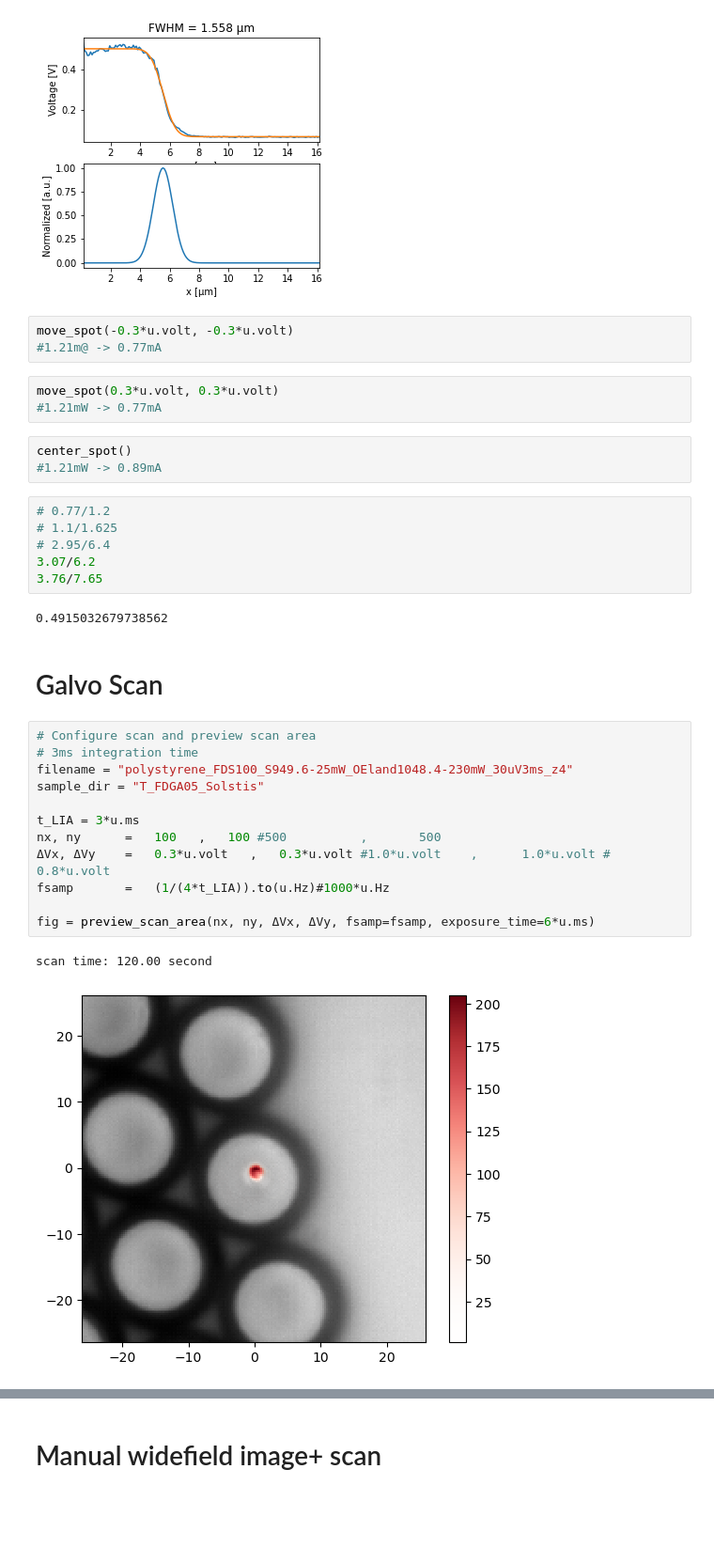
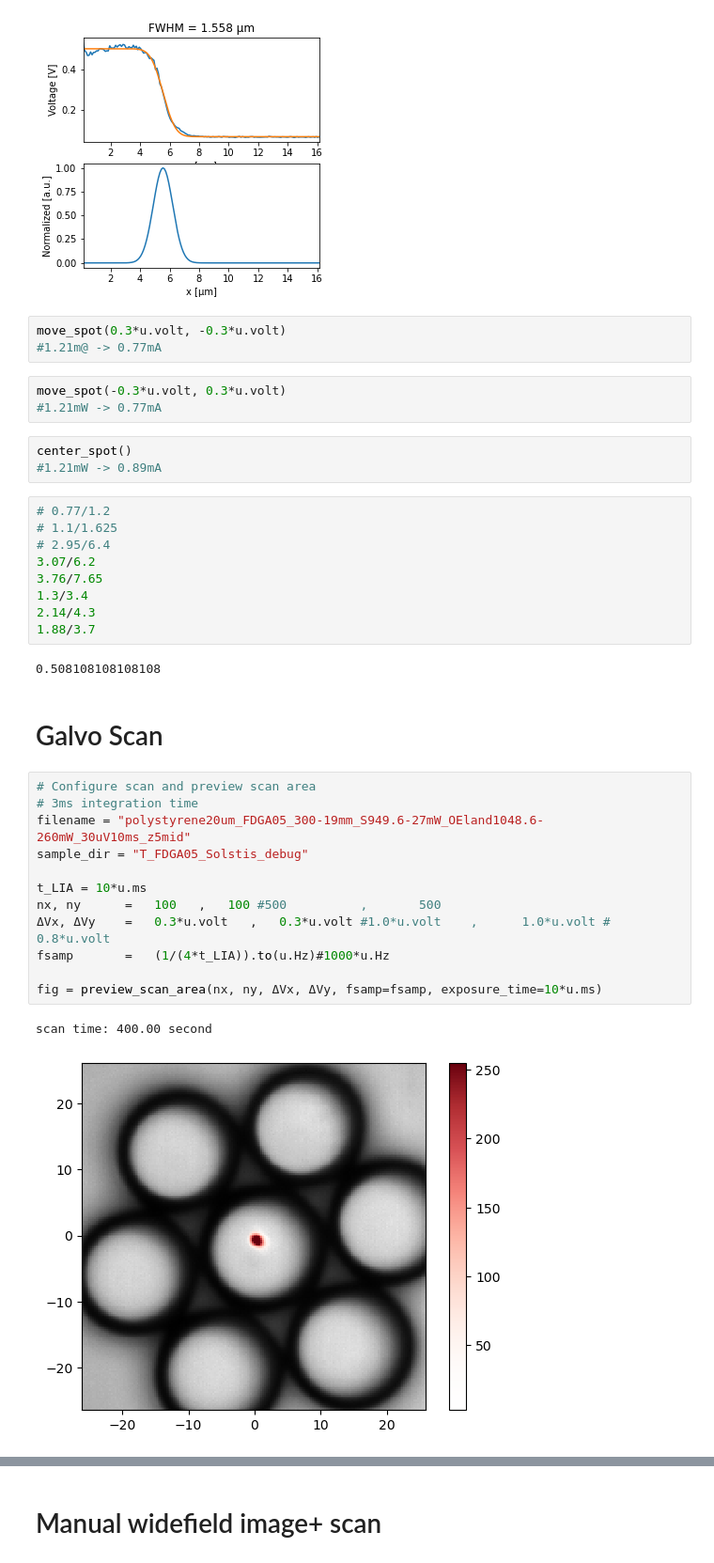
Before and after one commit to eauyehara/experiment_control, a Jupyter notebook: notebooks/srs_microscope.ipynb, the cells around one changed output, grey strips where cells are left out. Shown at 94% size. Cells and saved outputs as stored; diff of their text form; blank space fills up the shorter version.

```diff
--- a/notebooks/srs_microscope.ipynb
+++ b/notebooks/srs_microscope.ipynb
@@ -161,10 +191,10 @@ fig = plot_knife_scan(ds_spot)
 σ = 0.66μm
 [figure]
 # %%
-move_spot(-0.3*u.volt, -0.3*u.volt)
+move_spot(0.3*u.volt, -0.3*u.volt)
 #1.21m@ -> 0.77mA
 # %%
-move_spot(0.3*u.volt, 0.3*u.volt)
+move_spot(-0.3*u.volt, 0.3*u.volt)
 #1.21mW -> 0.77mA
 # %%
 center_spot()
@@ -175,23 +205,26 @@ center_spot()
 # 2.95/6.4
 3.07/6.2
 3.76/7.65
+1.3/3.4
+2.14/4.3
+1.88/3.7
 # %% [output]
-0.4915032679738562
+0.508108108108108
 # %% [markdown]
 # Galvo Scan
 # %%
 # Configure scan and preview scan area
 # 3ms integration time
-filename = "polystyrene_FDS100_S949.6-25mW_OEland1048.4-230mW_30uV3ms_z4"
-sample_dir = "T_FDGA05_Solstis"
+filename = "polystyrene20um_FDGA05_300-19mm_S949.6-27mW_OEland1048.6-260mW_30uV10ms_z5mid"
+sample_dir = "T_FDGA05_Solstis_debug"
 
-t_LIA = 3*u.ms
+t_LIA = 10*u.ms
 nx, ny      =   100   ,   100 #500          ,       500
 ΔVx, ΔVy    =   0.3*u.volt   ,   0.3*u.volt #1.0*u.volt    ,      1.0*u.volt # 0.8*u.volt
 fsamp       =   (1/(4*t_LIA)).to(u.Hz)#1000*u.Hz
 
-fig = preview_scan_area(nx, ny, ΔVx, ΔVy, fsamp=fsamp, exposure_time=6*u.ms)
+fig = preview_scan_area(nx, ny, ΔVx, ΔVy, fsamp=fsamp, exposure_time=10*u.ms)
 # %% [output]
-scan time: 120.00 second
+scan time: 400.00 second
-[figure, old version]
+[figure, new version]
 # %%
```
Also changed, not shown: parts of 10 cells of this notebook, 1 other file.
